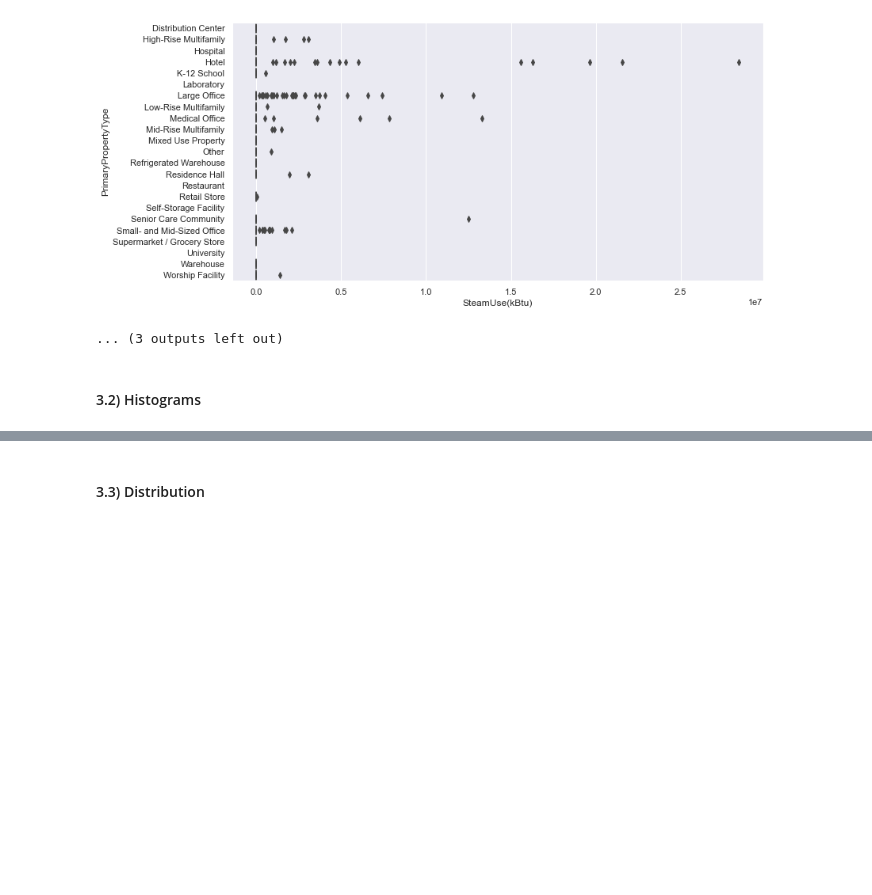
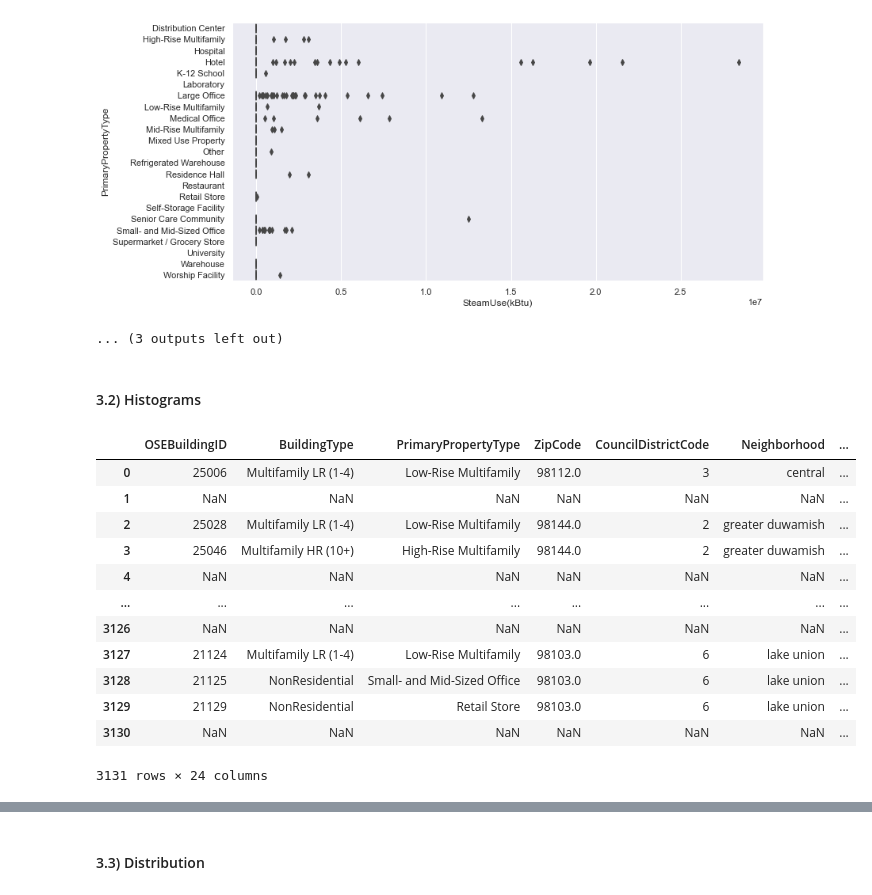
Before and after one commit to oumeima-elgharbi/P4_Data_Science_OpenClassrooms, a Jupyter notebook: P4_02_exploratory_data_analysis.ipynb, the cells around one changed output, grey strips where cells are left out. Saved outputs shown, nothing was run; the diff lists cells and outputs as text; code cells hidden in the pictures; blank space fills up the shorter version.

```diff
--- a/P4_02_exploratory_data_analysis.ipynb
+++ b/P4_02_exploratory_data_analysis.ipynb
@@ -413,3 +412,19 @@ display_boxplot_per_feature(data_plot, list_features_to_plot, "PrimaryPropertyTy
 ... (3 outputs left out)
 # %% [markdown]
 #### 3.2) Histograms
+# %%
+data_plot
+# %% [output]
+|  | OSEBuildingID | BuildingType | PrimaryPropertyType | ZipCode | CouncilDistrictCode | Neighborhood | ... |
+| 0 | 25006 | Multifamily LR (1-4) | Low-Rise Multifamily | 98112.0 | 3 | central | ... |
+| 1 | NaN | NaN | NaN | NaN | NaN | NaN | ... |
+| 2 | 25028 | Multifamily LR (1-4) | Low-Rise Multifamily | 98144.0 | 2 | greater duwamish | ... |
+| 3 | 25046 | Multifamily HR (10+) | High-Rise Multifamily | 98144.0 | 2 | greater duwamish | ... |
+| 4 | NaN | NaN | NaN | NaN | NaN | NaN | ... |
+| ... | ... | ... | ... | ... | ... | ... | ... |
+| 3126 | NaN | NaN | NaN | NaN | NaN | NaN | ... |
+| 3127 | 21124 | Multifamily LR (1-4) | Low-Rise Multifamily | 98103.0 | 6 | lake union | ... |
+| 3128 | 21125 | NonResidential | Small- and Mid-Sized Office | 98103.0 | 6 | lake union | ... |
+| 3129 | 21129 | NonResidential | Retail Store | 98103.0 | 6 | lake union | ... |
+| 3130 | NaN | NaN | NaN | NaN | NaN | NaN | ... |
+3131 rows × 24 columns
```
Also changed, not shown: parts of 27 cells of this notebook, 1 other file.
